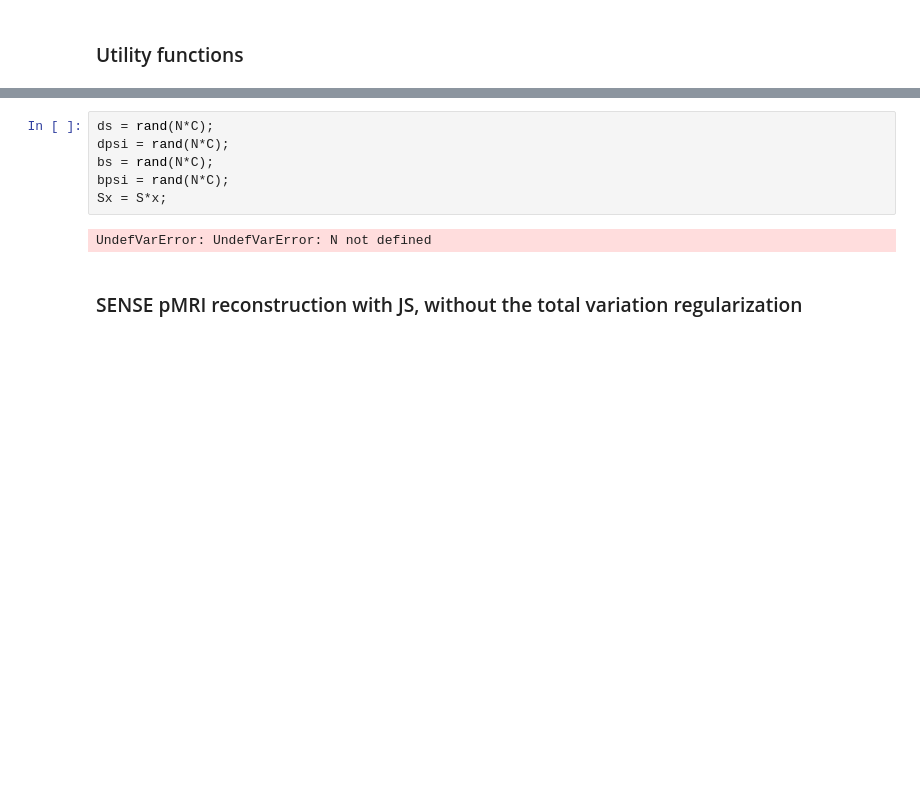
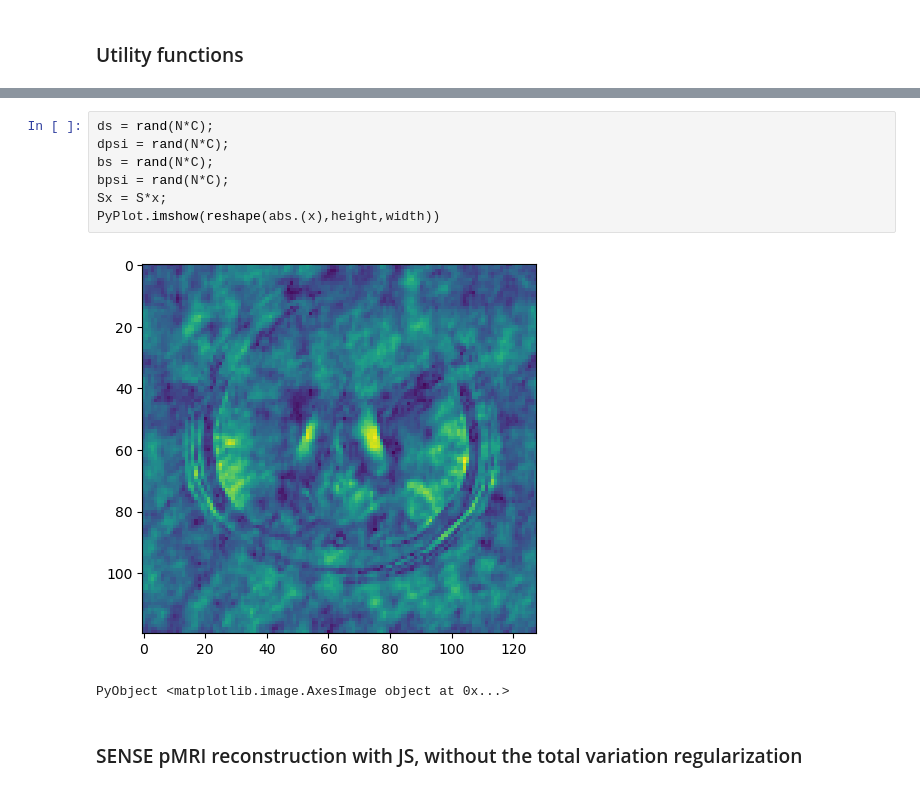
Before and after one commit to claudioverdun/MRI_lectures, a Jupyter notebook: notebooks/JointSparsity.ipynb, the cells around one changed output, grey strips where cells are left out. Cells and saved outputs as stored; diff of their text form; blank space fills up the shorter version.

```diff
--- a/notebooks/JointSparsity.ipynb
+++ b/notebooks/JointSparsity.ipynb
@@ -199,11 +218,13 @@ UndefVarError: UndefVarError: y_data not defined
 # %%
 ds = rand(N*C);
 dpsi = rand(N*C);
 bs = rand(N*C);
 bpsi = rand(N*C);
 Sx = S*x;
+PyPlot.imshow(reshape(abs.(x),height,width))
 # %% [output]
+[figure, added]
-UndefVarError: UndefVarError: N not defined
+PyObject <matplotlib.image.AxesImage object at 0x...>
 # %% [markdown]
 ### SENSE pMRI reconstruction with JS, without the total variation regularization
 # %%
```
Also changed, not shown: parts of 13 cells of this notebook, 1 other file.
